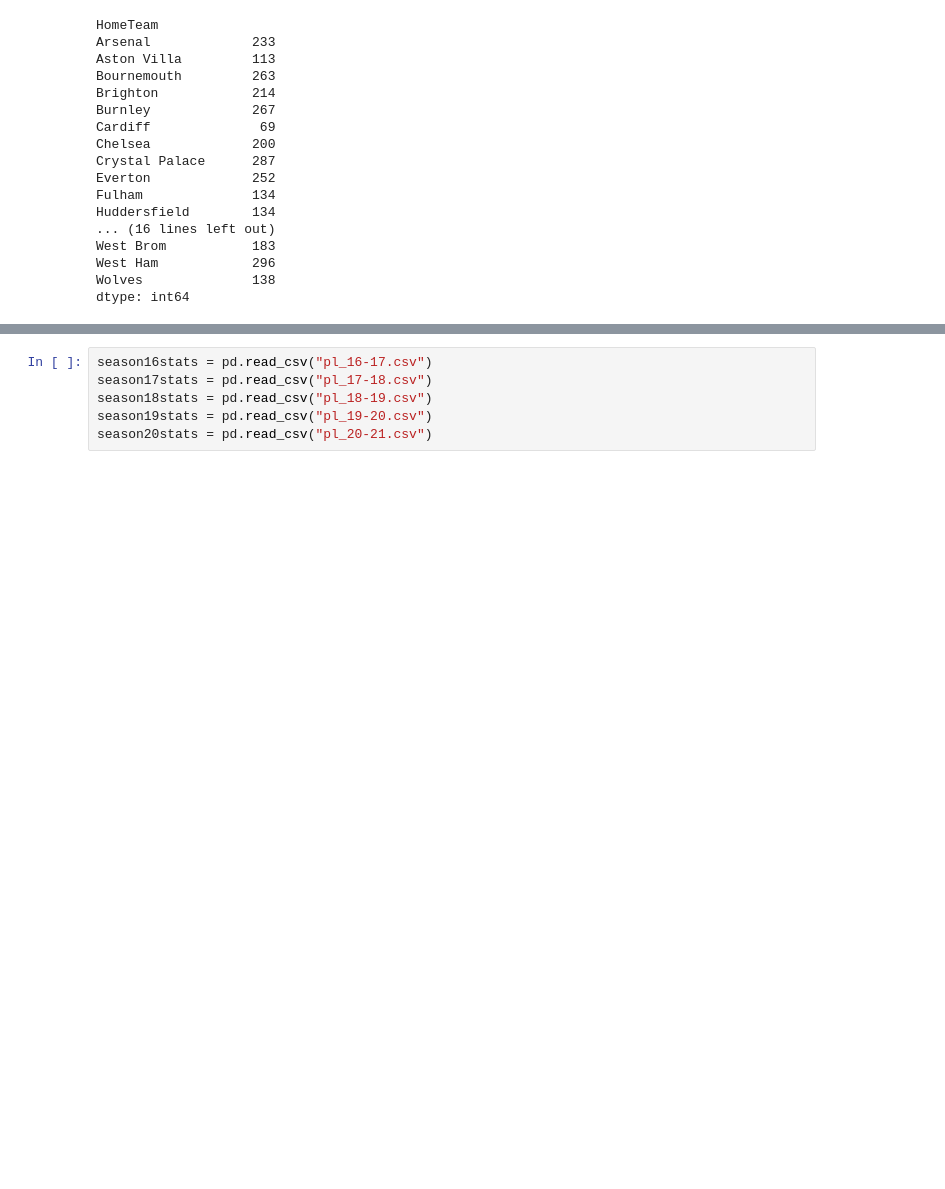
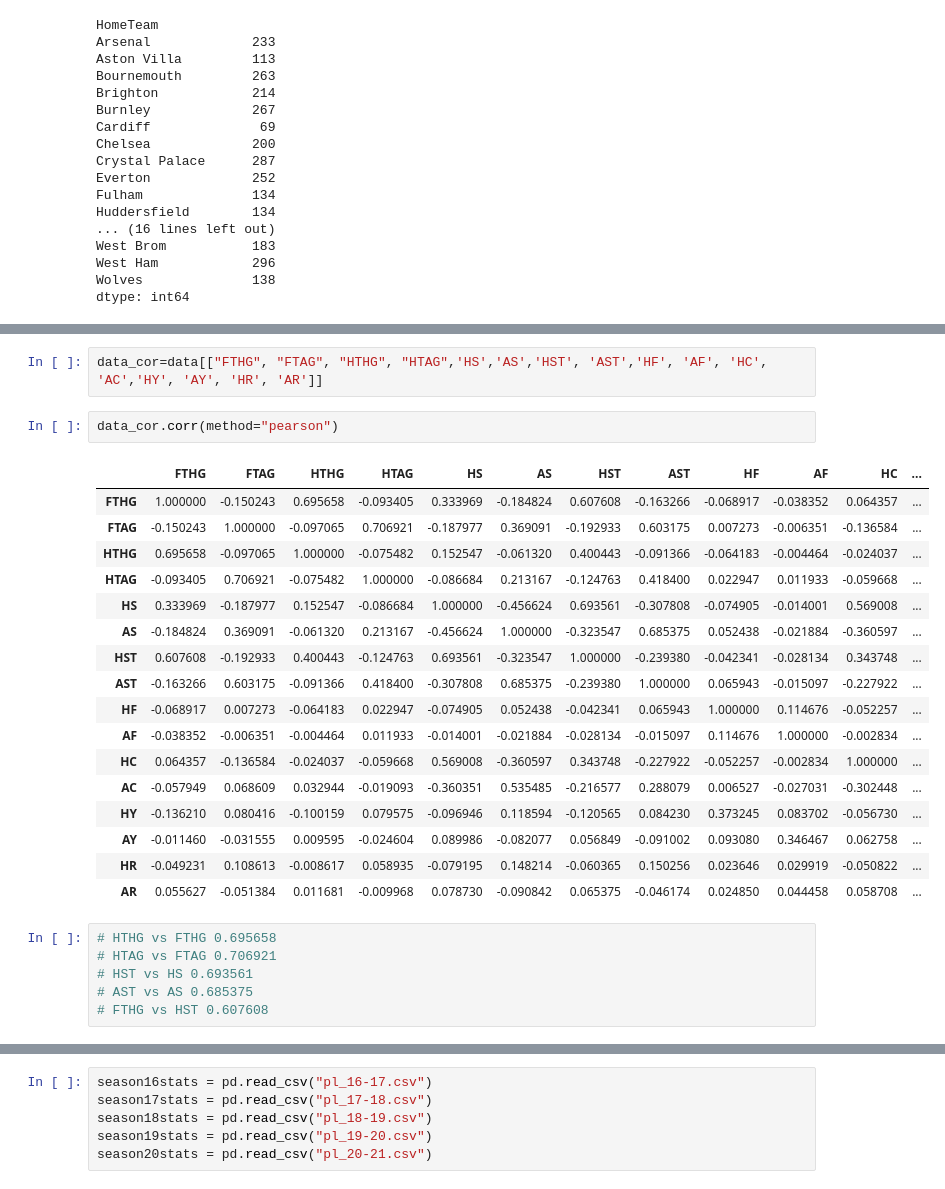
Before and after one commit to tunjaynasibli/Final_project, a Jupyter notebook: Eng_Prem_League_Stats.ipynb, the cells around one changed output, grey strips where cells are left out. Saved outputs shown, nothing was run; the diff lists cells and outputs as text; blank space fills up the shorter version.

```diff
--- a/Eng_Prem_League_Stats.ipynb
+++ b/Eng_Prem_League_Stats.ipynb
@@ -362,0 +365,28 @@ dtype: float64
+# %%
+data_cor=data[["FTHG", "FTAG", "HTHG", "HTAG",'HS','AS','HST', 'AST','HF', 'AF', 'HC', 'AC','HY', 'AY', 'HR', 'AR']]
+# %%
+data_cor.corr(method="pearson")
+# %% [output]
+|  | FTHG | FTAG | HTHG | HTAG | HS | AS | HST | AST | HF | AF | HC | ... |
+| FTHG | 1.000000 | -0.150243 | 0.695658 | -0.093405 | 0.333969 | -0.184824 | 0.607608 | -0.163266 | -0.068917 | -0.038352 | 0.064357 | ... |
+| FTAG | -0.150243 | 1.000000 | -0.097065 | 0.706921 | -0.187977 | 0.369091 | -0.192933 | 0.603175 | 0.007273 | -0.006351 | -0.136584 | ... |
+| HTHG | 0.695658 | -0.097065 | 1.000000 | -0.075482 | 0.152547 | -0.061320 | 0.400443 | -0.091366 | -0.064183 | -0.004464 | -0.024037 | ... |
+| HTAG | -0.093405 | 0.706921 | -0.075482 | 1.000000 | -0.086684 | 0.213167 | -0.124763 | 0.418400 | 0.022947 | 0.011933 | -0.059668 | ... |
+| HS | 0.333969 | -0.187977 | 0.152547 | -0.086684 | 1.000000 | -0.456624 | 0.693561 | -0.307808 | -0.074905 | -0.014001 | 0.569008 | ... |
+| AS | -0.184824 | 0.369091 | -0.061320 | 0.213167 | -0.456624 | 1.000000 | -0.323547 | 0.685375 | 0.052438 | -0.021884 | -0.360597 | ... |
+| HST | 0.607608 | -0.192933 | 0.400443 | -0.124763 | 0.693561 | -0.323547 | 1.000000 | -0.239380 | -0.042341 | -0.028134 | 0.343748 | ... |
+| AST | -0.163266 | 0.603175 | -0.091366 | 0.418400 | -0.307808 | 0.685375 | -0.239380 | 1.000000 | 0.065943 | -0.015097 | -0.227922 | ... |
+| HF | -0.068917 | 0.007273 | -0.064183 | 0.022947 | -0.074905 | 0.052438 | -0.042341 | 0.065943 | 1.000000 | 0.114676 | -0.052257 | ... |
+| AF | -0.038352 | -0.006351 | -0.004464 | 0.011933 | -0.014001 | -0.021884 | -0.028134 | -0.015097 | 0.114676 | 1.000000 | -0.002834 | ... |
+| HC | 0.064357 | -0.136584 | -0.024037 | -0.059668 | 0.569008 | -0.360597 | 0.343748 | -0.227922 | -0.052257 | -0.002834 | 1.000000 | ... |
+| AC | -0.057949 | 0.068609 | 0.032944 | -0.019093 | -0.360351 | 0.535485 | -0.216577 | 0.288079 | 0.006527 | -0.027031 | -0.302448 | ... |
+| HY | -0.136210 | 0.080416 | -0.100159 | 0.079575 | -0.096946 | 0.118594 | -0.120565 | 0.084230 | 0.373245 | 0.083702 | -0.056730 | ... |
+| AY | -0.011460 | -0.031555 | 0.009595 | -0.024604 | 0.089986 | -0.082077 | 0.056849 | -0.091002 | 0.093080 | 0.346467 | 0.062758 | ... |
+| HR | -0.049231 | 0.108613 | -0.008617 | 0.058935 | -0.079195 | 0.148214 | -0.060365 | 0.150256 | 0.023646 | 0.029919 | -0.050822 | ... |
+| AR | 0.055627 | -0.051384 | 0.011681 | -0.009968 | 0.078730 | -0.090842 | 0.065375 | -0.046174 | 0.024850 | 0.044458 | 0.058708 | ... |
+# %%
+# HTHG vs FTHG 0.695658
+# HTAG vs FTAG 0.706921
+# HST vs HS 0.693561
+# AST vs AS 0.685375
+# FTHG vs HST 0.607608
```
Also changed, not shown: parts of 15 cells of this notebook.
